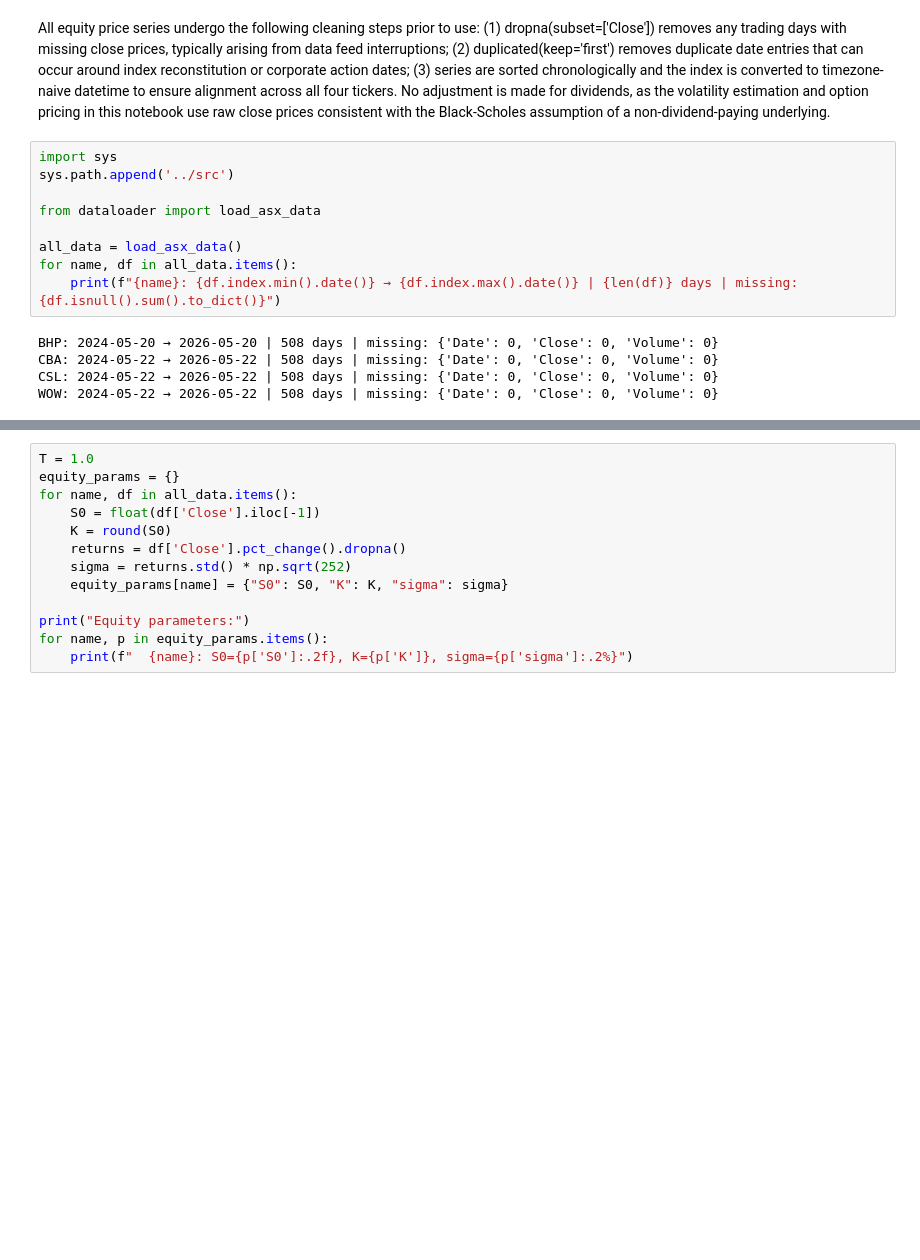
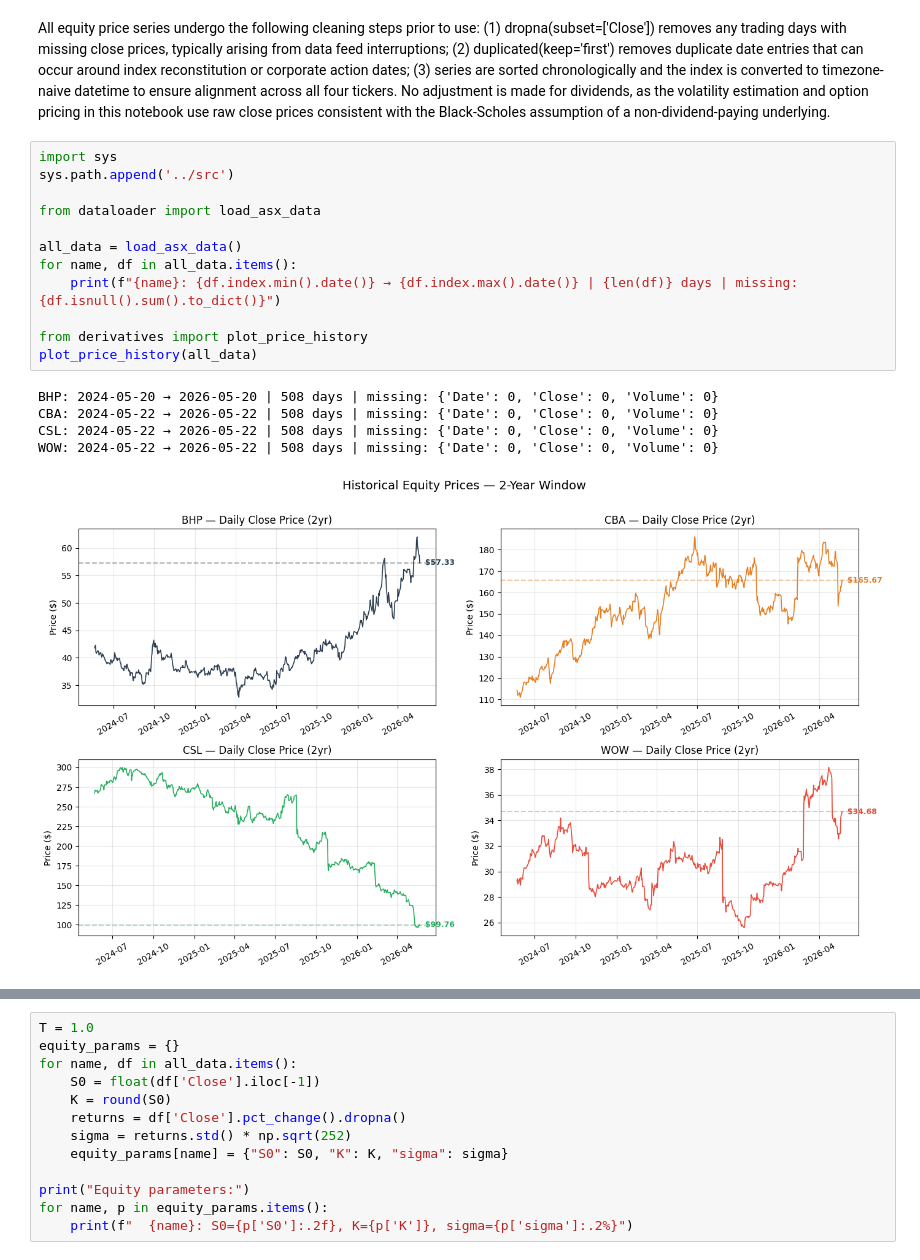
Before and after one commit to alicepini981-sudo/T4-Group-4-FINM3422-A3, a Jupyter notebook: notebooks/trading_desk_analysis.ipynb, the cells around one changed output, grey strips where cells are left out. Cells and saved outputs as stored; diff of their text form; blank space fills up the shorter version.

Commit message:
Update notebook with visual cells and markdown

```diff
--- a/notebooks/trading_desk_analysis.ipynb
+++ b/notebooks/trading_desk_analysis.ipynb
@@ -152,14 +152,18 @@ All equity price series undergo the following cleaning steps prior to use: (1) d
 # %%
 import sys
 sys.path.append('../src')
 
 from dataloader import load_asx_data
 
 all_data = load_asx_data()
 for name, df in all_data.items():
     print(f"{name}: {df.index.min().date()} → {df.index.max().date()} | {len(df)} days | missing: {df.isnull().sum().to_dict()}")
+
+from derivatives import plot_price_history
+plot_price_history(all_data)
 # %% [output]
 BHP: 2024-05-20 → 2026-05-20 | 508 days | missing: {'Date': 0, 'Close': 0, 'Volume': 0}
 CBA: 2024-05-22 → 2026-05-22 | 508 days | missing: {'Date': 0, 'Close': 0, 'Volume': 0}
 CSL: 2024-05-22 → 2026-05-22 | 508 days | missing: {'Date': 0, 'Close': 0, 'Volume': 0}
 WOW: 2024-05-22 → 2026-05-22 | 508 days | missing: {'Date': 0, 'Close': 0, 'Volume': 0}
+[figure, added]
```
Also changed, not shown: parts of 6 cells of this notebook.
